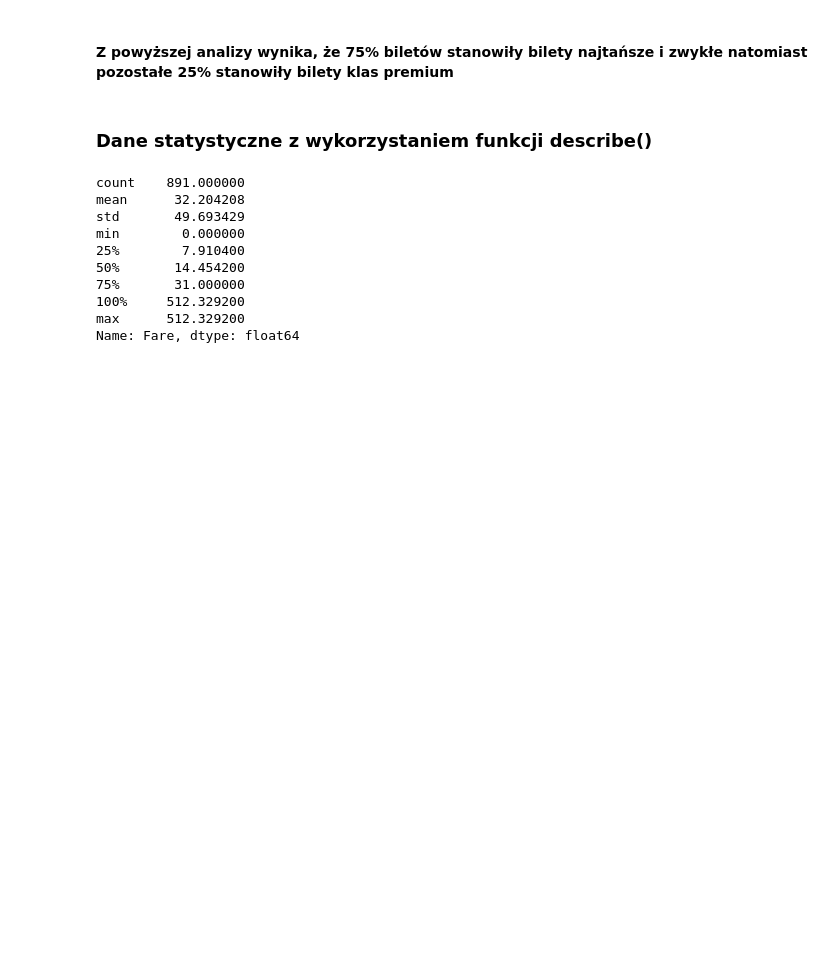
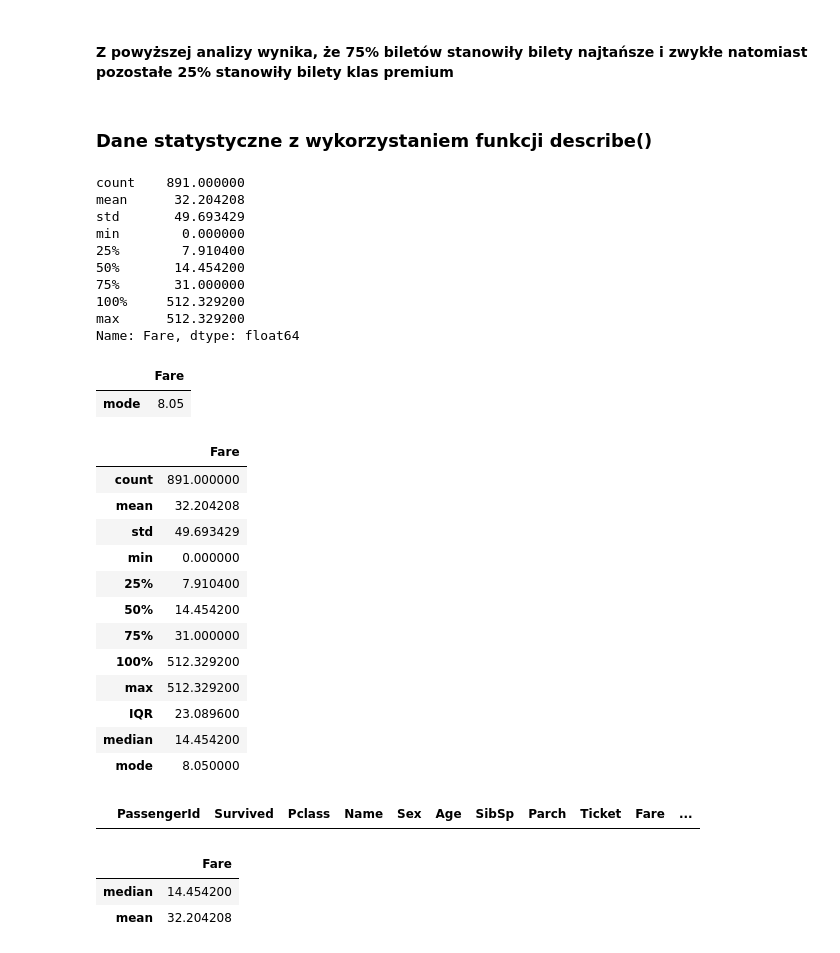
Before and after one commit to JBakunski/titanic_fare, a Jupyter notebook: titanic_fare.ipynb, the cells around one changed output. Cells and saved outputs as stored; diff of their text form; code cells hidden in the pictures; blank space fills up the shorter version.

Commit message:
All stats in one dataframe

```diff
--- a/titanic_fare.ipynb
+++ b/titanic_fare.ipynb
@@ -137,3 +137,37 @@ min        0.000000
 100%     512.329200
 max      512.329200
 Name: Fare, dtype: float64
+# %%
+df[['Fare']].mode().rename(index={0: "mode"})
+# %% [output]
+|  | Fare |
+| mode | 8.05 |
+# %%
+stats = df[['Fare']].describe(percentiles=[.25, .5, .75, 1])
+stats.loc['IQR'] = stats.loc['75%'] - stats.loc['25%']
+stats = pd.concat([stats, df[['Fare']].agg(['median']), df[['Fare']].mode().rename(index={0: "mode"})], axis=0) #df[['Fare']].mode()])
+stats
+# %% [output]
+|  | Fare |
+| count | 891.000000 |
+| mean | 32.204208 |
+| std | 49.693429 |
+| min | 0.000000 |
+| 25% | 7.910400 |
+| 50% | 14.454200 |
+| 75% | 31.000000 |
+| 100% | 512.329200 |
+| max | 512.329200 |
+| IQR | 23.089600 |
+| median | 14.454200 |
+| mode | 8.050000 |
+# %%
+df.loc[df['Fare'].isnull()]
+# %% [output]
+|  | PassengerId | Survived | Pclass | Name | Sex | Age | SibSp | Parch | Ticket | Fare | ... |
+# %%
+df[['Fare']].agg(['median', 'mean'])
+# %% [output]
+|  | Fare |
+| median | 14.454200 |
+| mean | 32.204208 |
```
Also changed, not shown: parts of 5 cells of this notebook.
